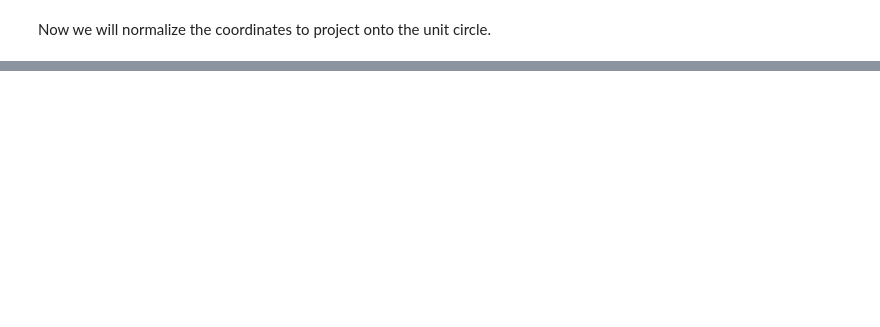
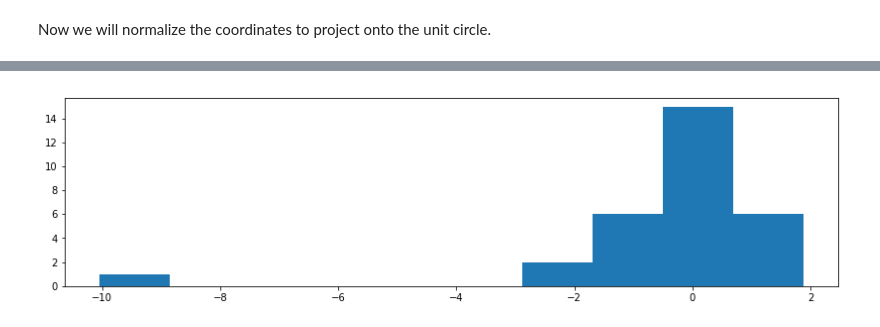
Before and after one commit to bwpriest/pyNNGP, a Jupyter notebook: notebook/regression_validation.ipynb, the cells around one changed output, grey strips where cells are left out. Drawn from its saved outputs; the diff is of its cells as text; code cells hidden in the pictures; blank space fills up the shorter version.

```diff
--- a/notebook/regression_validation.ipynb
+++ b/notebook/regression_validation.ipynb
@@ -168,0 +197,6 @@ plt.show()
+# %%
+fig, axes = plt.subplots(ncols=1, figsize=(14, 3.5))
+i0 = axes.hist(w_new_map - w_new)
+plt.show()
+# %% [output]
+[figure, added]
```
Also changed, not shown: parts of 11 cells of this notebook, 5 other files.
